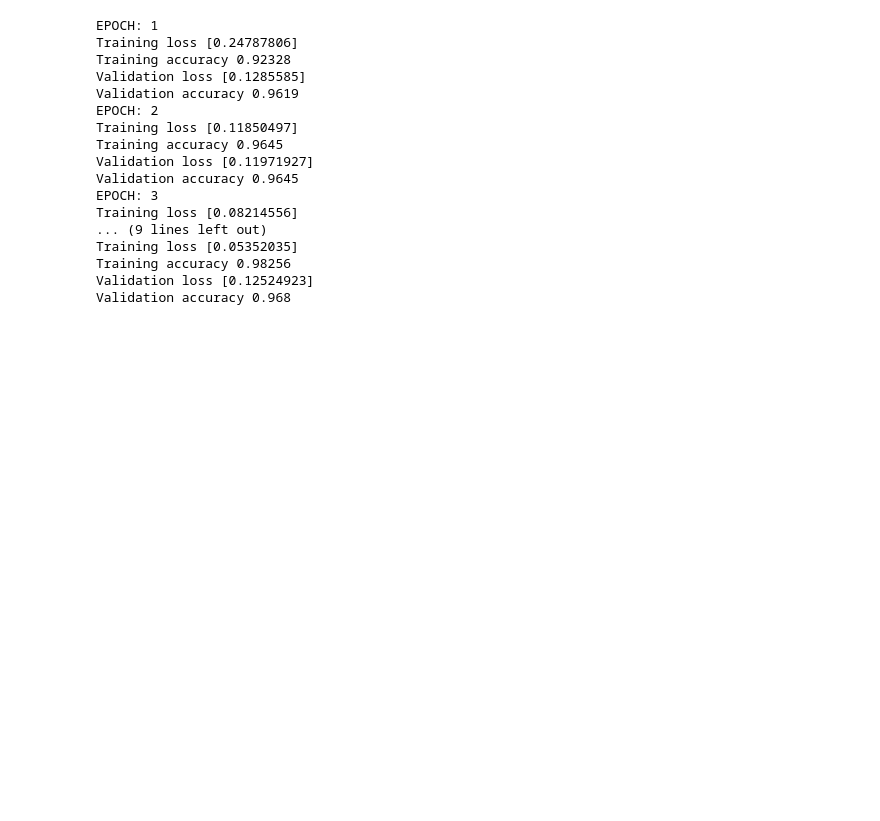
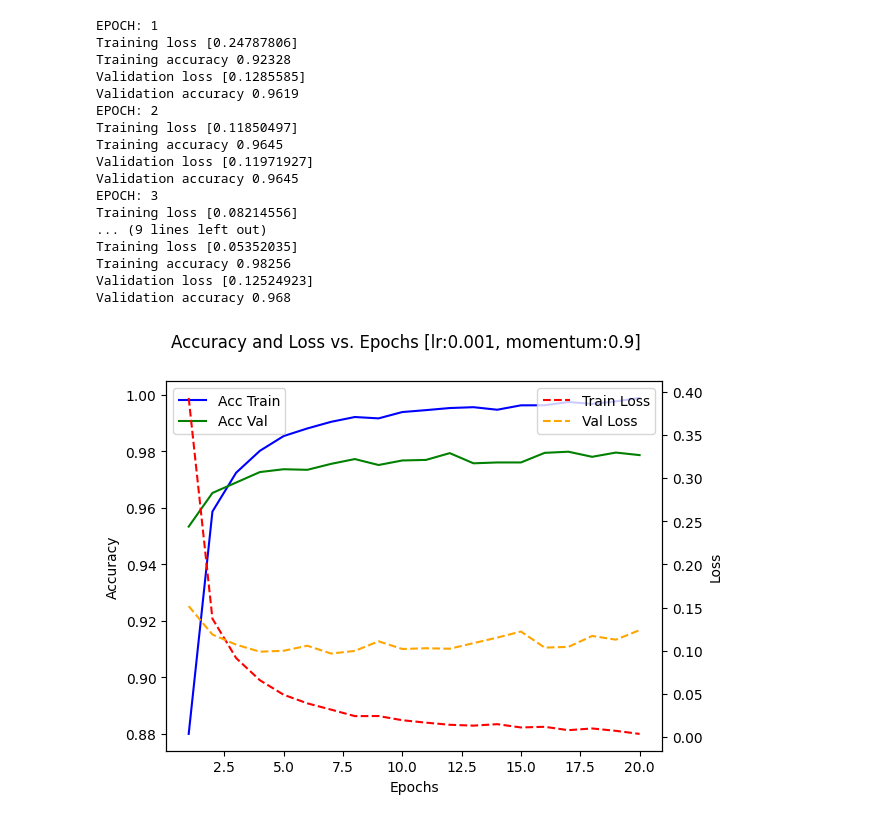
Before and after one commit to StefanoBavaro/DeepLearning, a Jupyter notebook: lab2.ipynb, the cells around one changed output. Cells and saved outputs as stored; diff of their text form; code cells hidden in the pictures; blank space fills up the shorter version.

Commit message:
upload results and update lab2

```diff
--- a/lab2.ipynb
+++ b/lab2.ipynb
@@ -526,3 +547,41 @@ Training loss [0.05352035]
 Training accuracy 0.98256
 Validation loss [0.12524923]
 Validation accuracy 0.968
+# %%
+#open json
+filename = "results"
+with open(f'results/{filename}.json', 'r') as f:
+    results = json.load(f)
+
+    accuracy_train = [x['train_good_res'] for x in results]
+    accuracy_val = [x['val_good'] for x in results]
+    loss_train = [x['train_loss_res'] for x in results]
+    loss_val = [x['val_loss'] for x in results]
+    epochs = [x['epochs'] for x in results]
+
+    # create the plot
+    fig, ax1 = plt.subplots()
+
+    # create the first y-axis for accuracy
+    ax1.plot(epochs, accuracy_train, label='Acc Train', color='blue')
+    ax1.plot(epochs, accuracy_val, label='Acc Val', color='green')
+    ax1.set_xlabel('Epochs')
+    ax1.set_ylabel('Accuracy')
+    ax1.tick_params(axis='y', labelcolor='black')
+
+    # create the second y-axis for loss
+    ax2 = ax1.twinx()
+    ax2.plot(epochs, loss_train, label='Train Loss', color='red', linestyle='--')
+    ax2.plot(epochs, loss_val, label='Val Loss', color='orange', linestyle='--')
+    ax2.set_ylabel('Loss')
+    ax2.tick_params(axis='y', labelcolor='black')
+
+    # add a title and legend
+    fig.suptitle('Accuracy and Loss vs. Epochs [lr:0.001, momentum:0.9]')
+    ax1.legend(loc='upper left')
+    ax2.legend(loc='upper right')
+
+    # save the plot
+    plt.show()
+# %% [output]
+[figure, added]
```
Also changed, not shown: parts of 3 cells of this notebook, 14 other files.
